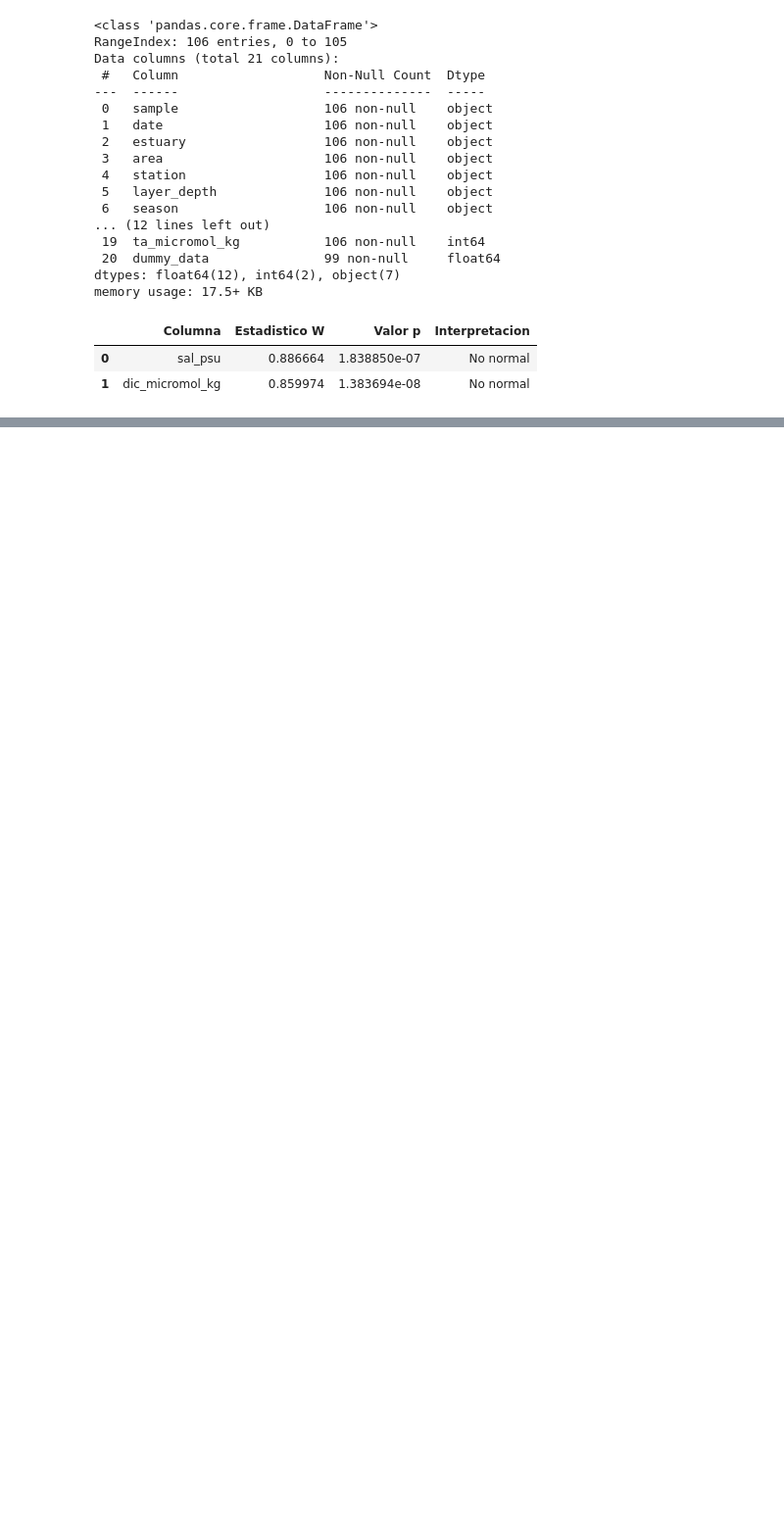
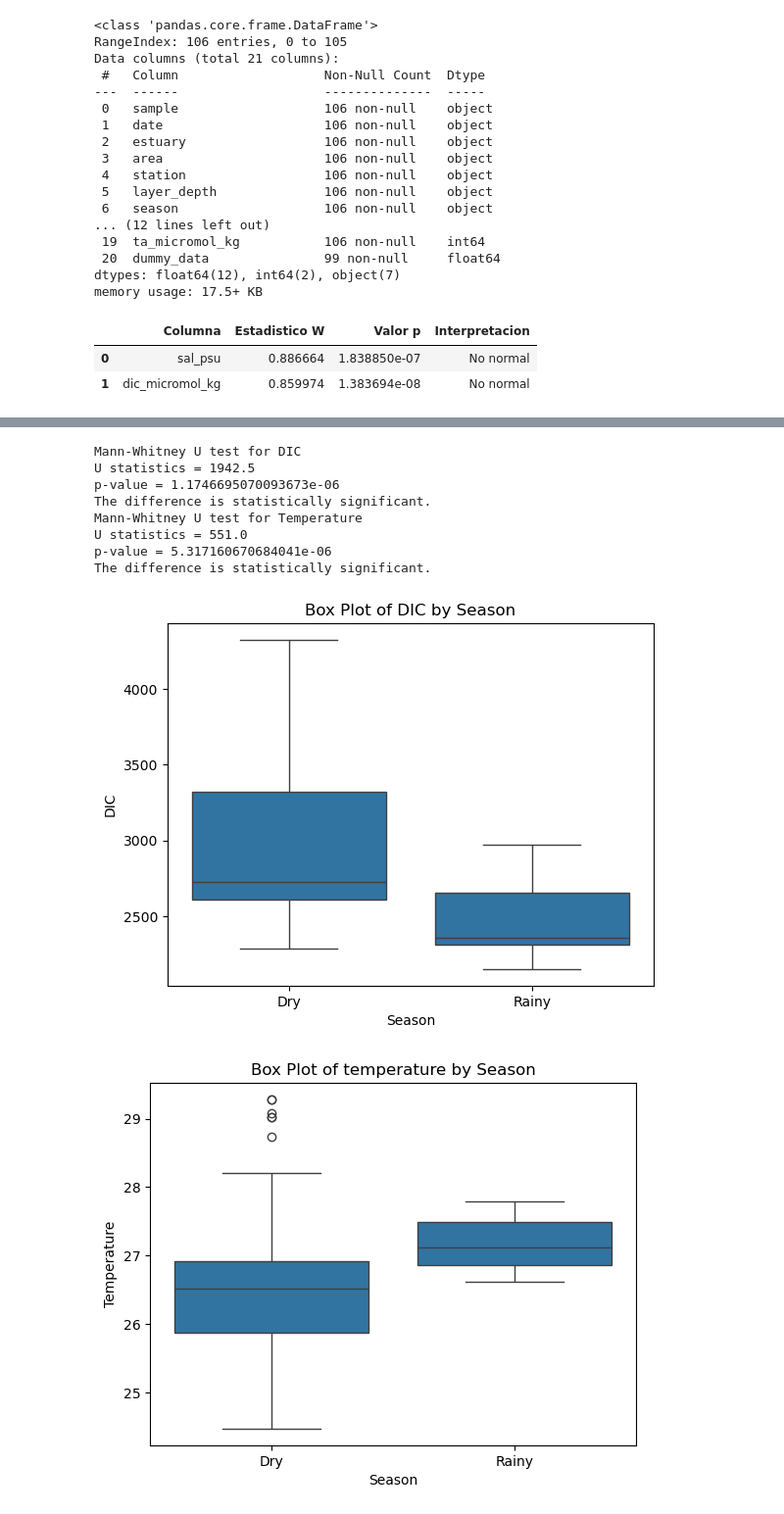
Before and after one commit to Juan-git-fciencias/modelado-ecologico, a Jupyter notebook: Mi script_Juan_Reyes.ipynb, the cells around one changed output, grey strips where cells are left out. Shown at 98% size. Saved outputs shown, nothing was run; the diff lists cells and outputs as text; code cells hidden in the pictures; blank space fills up the shorter version.

```diff
--- a/Mi script_Juan_Reyes.ipynb
+++ b/Mi script_Juan_Reyes.ipynb
@@ -214,0 +219,15 @@ memory usage: 17.5+ KB
+# %%
+df.info()
+# Mann-Whiteny function
+def mann_whitney_test (variable_1, variable_2, alpha = 0.05):
+    """
+    Performs the Mann-Whitney U test and prints U statistic, p-value, and result.
+    """
+    result = mannwhitneyu(variable_1,  variable_2, alternative="two-sided")
+    print(f"U statistics = {result.statistic}")
+    print(f"p-value = {result.pvalue}")
+
+    if result.pvalue < alpha:
+        print("The difference is statistically significant.")
+    else:
+        print("The difference is not statistically significant.")
@@ -214,0 +254,65 @@ memory usage: 17.5+ KB
+# %%
+# Filter DIC and Temperature data by season
+dic_data_dry = df.loc[df["season"] == "Dry", "dic_micromol_kg"]
+dic_data_rainy = df.loc[df["season"] == "Rainy", "dic_micromol_kg"]
+tem_data_dry = df.loc[df["season"] == "Dry", "temp_c"]
+tem_data_rainy = df.loc[df["season"] == "Rainy", "temp_c"]
+
+# Perform Mann-Whitney
+print("Mann-Whitney U test for DIC")
+mann_whitney_test(dic_data_dry, dic_data_rainy)
+print("Mann-Whitney U test for Temperature")
+mann_whitney_test(tem_data_dry, tem_data_rainy)
+
+# Create box-plot DIC
+sns.boxplot(x="season", y="dic_micromol_kg", data=df)
+# Add labels and title
+plt.xlabel('Season')
+plt.ylabel('DIC')
+plt.title('Box Plot of DIC by Season')
+
+# Show the plot
+plt.show()
+
+# Create box-plot temperature
+sns.boxplot(x="season", y="temp_c", data=df)
+
+# Add labels and title
+plt.xlabel('Season')
+plt.ylabel('Temperature')
+plt.title('Box Plot of temperature by Season')
+
+# Show the plot
+plt.show()
+
+# Create a violin plot for DIC
+sns.violinplot(x="season", y="dic_micromol_kg", data=df)
+# Add labels and title
+plt.xlabel('Season')
+plt.ylabel('DIC')
+plt.title('Violin of DIC by Season')
+
+# Show the plot
+plt.show()
+
+# Create a violin plot for Temperature
+sns.violinplot(x="season", y="temp_c", data=df)
+
+# Add labels and title
+plt.xlabel('Season')
+plt.ylabel('Temperature')
+plt.title('Violinplot of temperature by Season')
+
+# Show the plot
+plt.show()
+# %% [output]
+Mann-Whitney U test for DIC
+U statistics = 1942.5
+p-value = 1.1746695070093673e-06
+The difference is statistically significant.
+Mann-Whitney U test for Temperature
+U statistics = 551.0
+p-value = 5.317160670684041e-06
+The difference is statistically significant.
+[figure, added]
+[figure, added]
```
Also changed, not shown: parts of 11 cells of this notebook, 1 other file.
